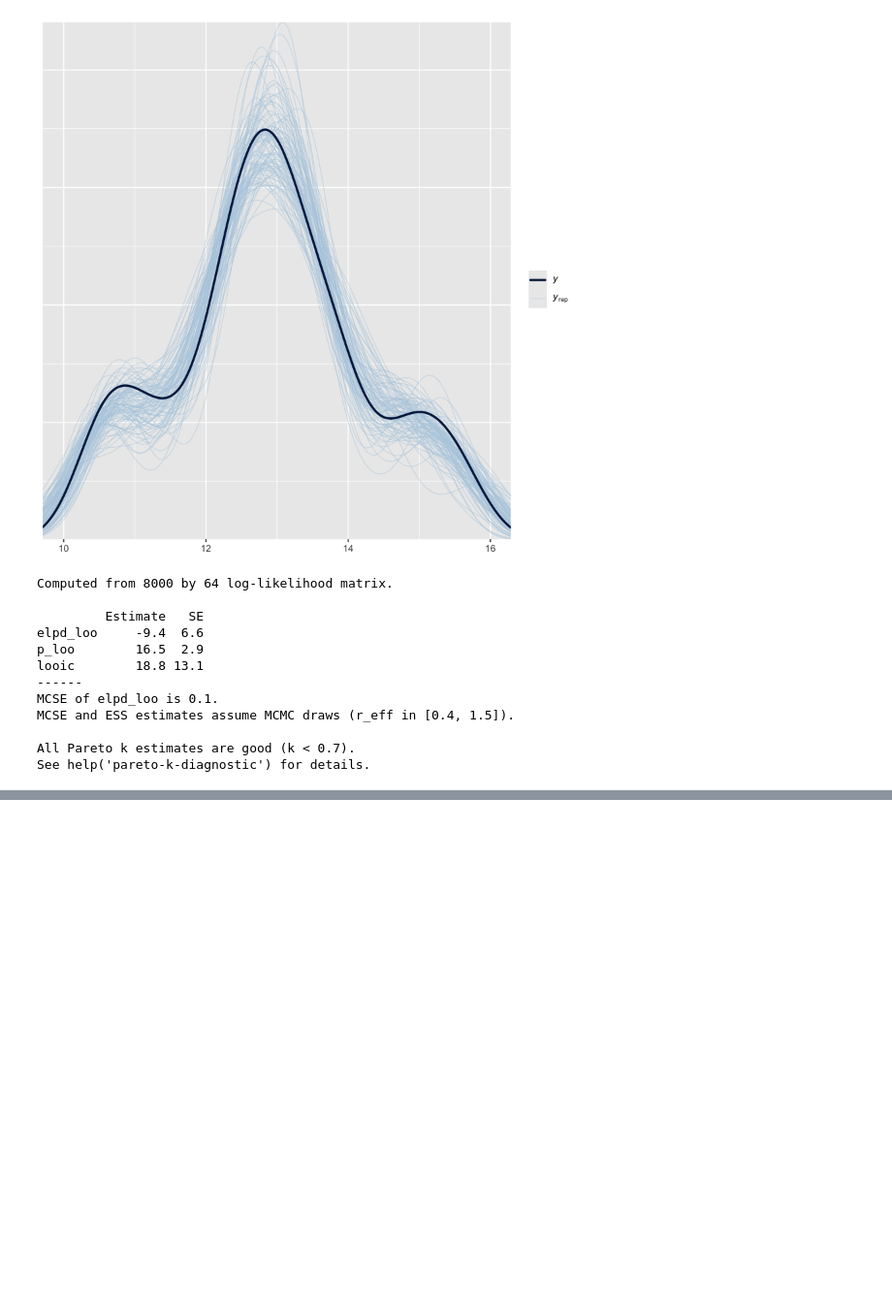
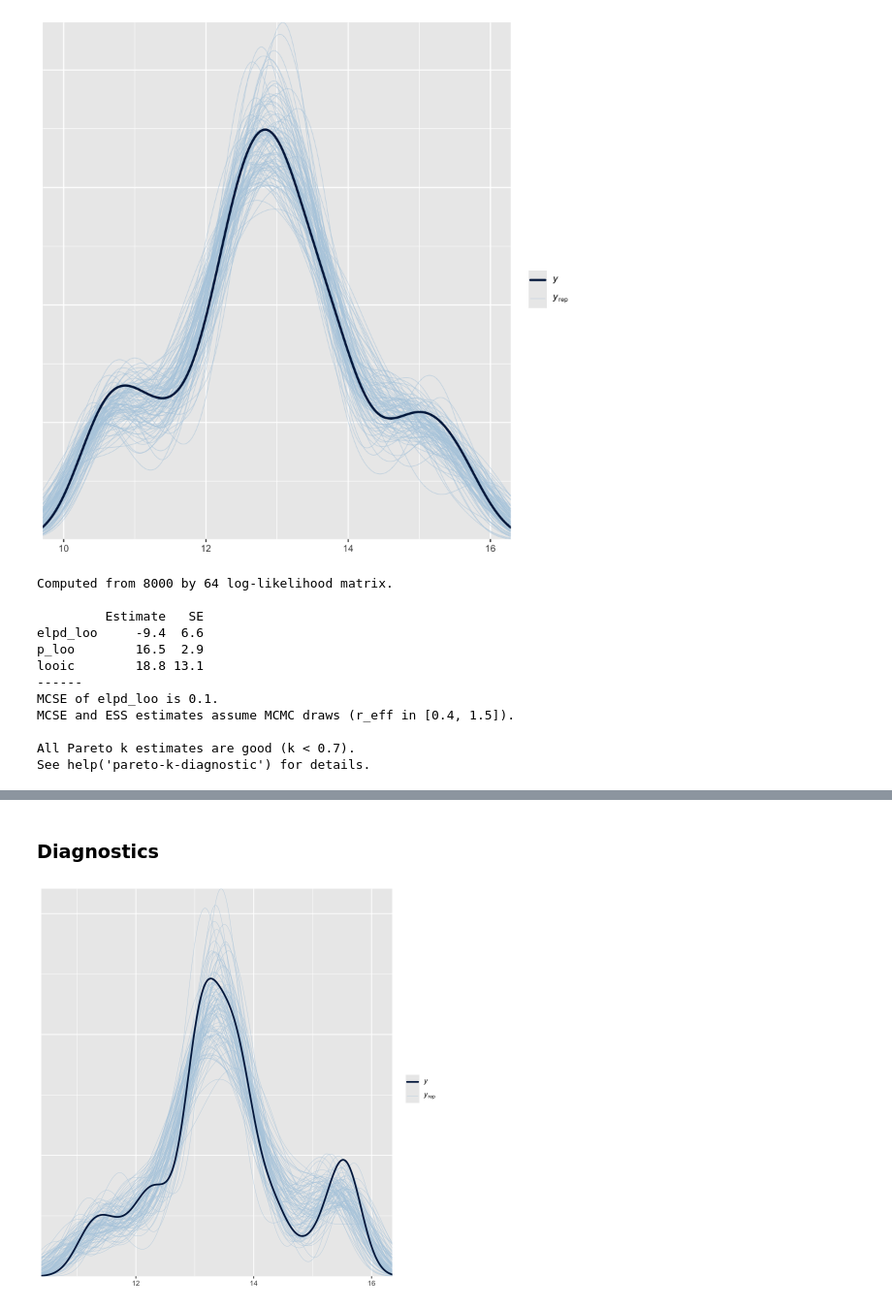
Before and after one commit to AschHarwood/evaluating_organic_waste_bans, a Jupyter notebook: final_paper_analysis/analysis_evaluating_waste_bans.ipynb, the cells around one changed output, grey strips where cells are left out. Shown at 97% size. Drawn from its saved outputs; the diff is of its cells as text; code cells hidden in the pictures; blank space fills up the shorter version.

```diff
--- a/final_paper_analysis/analysis_evaluating_waste_bans.ipynb
+++ b/final_paper_analysis/analysis_evaluating_waste_bans.ipynb
@@ -208,0 +255,2 @@ See help('pareto-k-diagnostic') for details.
+# %%
+combined_model <- readRDS("/Users/aschharwood/kedro_policy_2/final_paper_analysis/model_experiments/fit_loglog_strong_combined.rds")
@@ -208,0 +279,6 @@ See help('pareto-k-diagnostic') for details.
+# %% [markdown]
+### Diagnostics
+# %%
+pp_check(combined_model, ndraws = 100)
+# %% [output]
+[figure, added]
```
Also changed, not shown: parts of 25 cells of this notebook.
